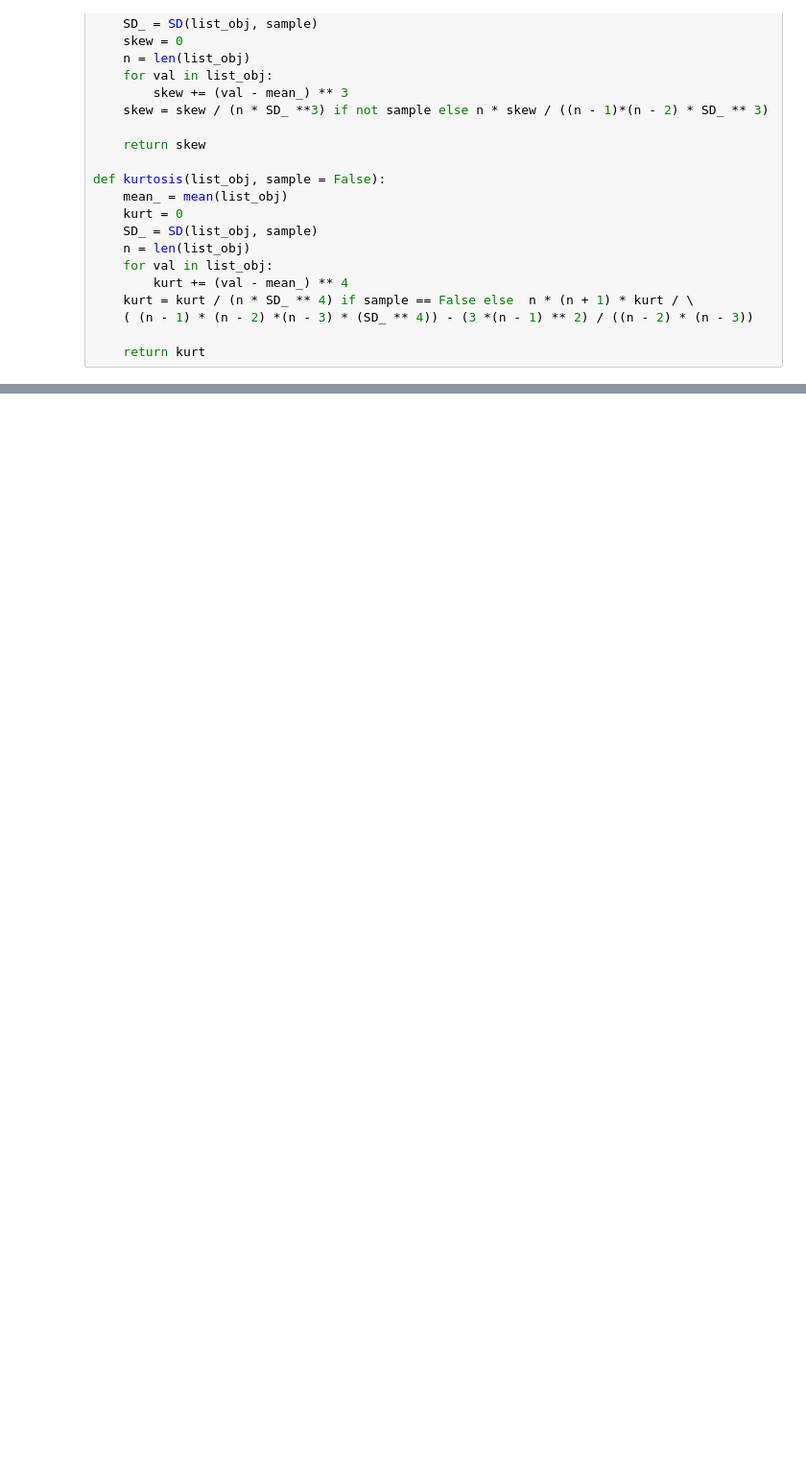
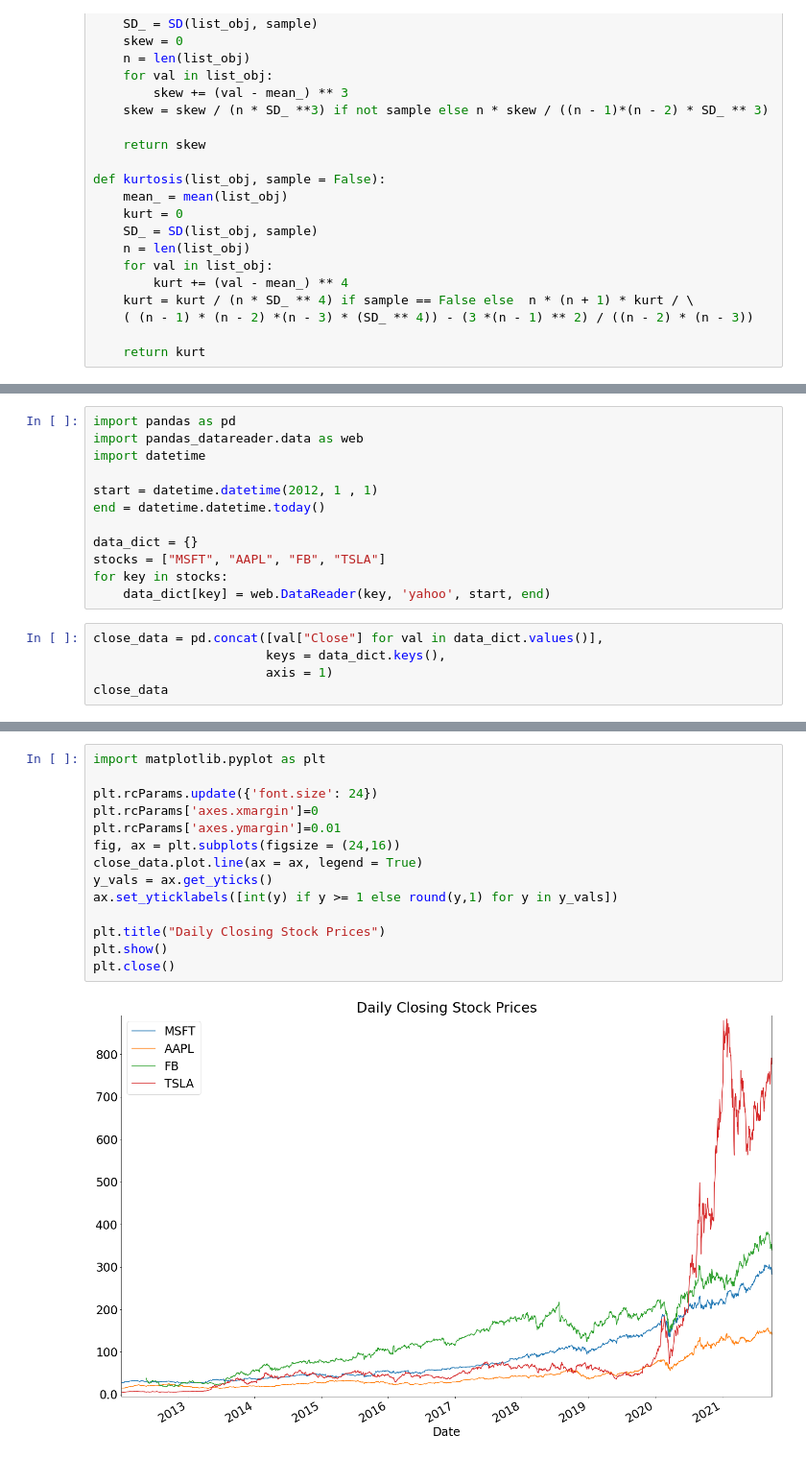
Before and after one commit to JacobPeterson7/ECON411Submissions, a Jupyter notebook: ClassProjects/ICP4.ipynb, the cells around one changed output, grey strips where cells are left out. Shown at 96% size. Saved outputs shown, nothing was run; the diff lists cells and outputs as text; blank space fills up the shorter version.

```diff
--- a/ClassProjects/ICP4.ipynb
+++ b/ClassProjects/ICP4.ipynb
@@ -125,0 +154,17 @@ def kurtosis(list_obj, sample = False):
+# %%
+import pandas as pd
+import pandas_datareader.data as web
+import datetime
+
+start = datetime.datetime(2012, 1 , 1)
+end = datetime.datetime.today()
+
+data_dict = {}
+stocks = ["MSFT", "AAPL", "FB", "TSLA"]
+for key in stocks:
+    data_dict[key] = web.DataReader(key, 'yahoo', start, end)
+# %%
+close_data = pd.concat([val["Close"] for val in data_dict.values()],
+                       keys = data_dict.keys(),
+                       axis = 1)
+close_data
@@ -125,0 +186,16 @@ def kurtosis(list_obj, sample = False):
+# %%
+import matplotlib.pyplot as plt
+
+plt.rcParams.update({'font.size': 24})
+plt.rcParams['axes.xmargin']=0
+plt.rcParams['axes.ymargin']=0.01
+fig, ax = plt.subplots(figsize = (24,16))
+close_data.plot.line(ax = ax, legend = True)
+y_vals = ax.get_yticks()
+ax.set_yticklabels([int(y) if y >= 1 else round(y,1) for y in y_vals])
+
+plt.title("Daily Closing Stock Prices")
+plt.show()
+plt.close()
+# %% [output]
+[figure, added]
```
Also changed, not shown: parts of 11 cells of this notebook, 1 other file.
